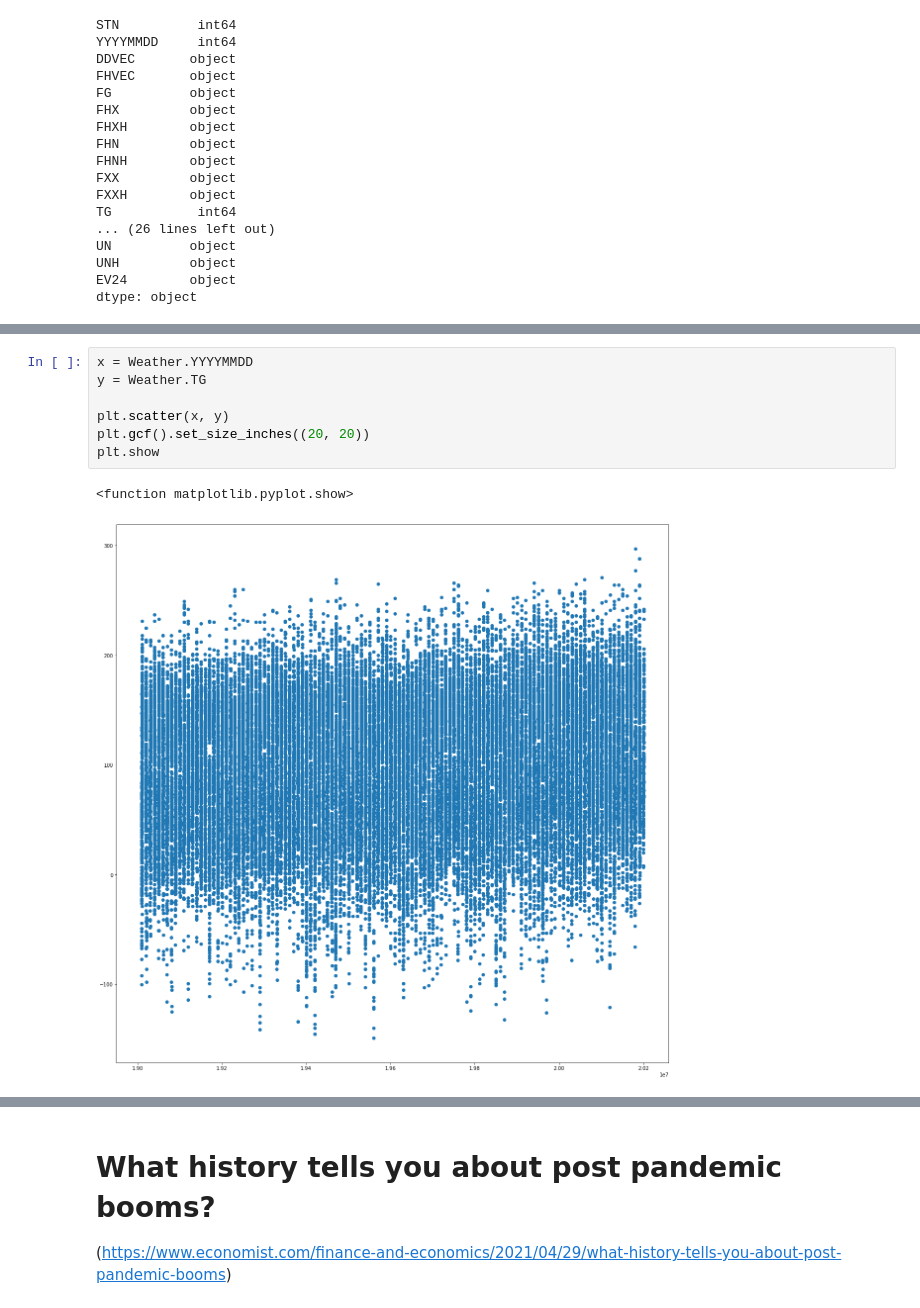
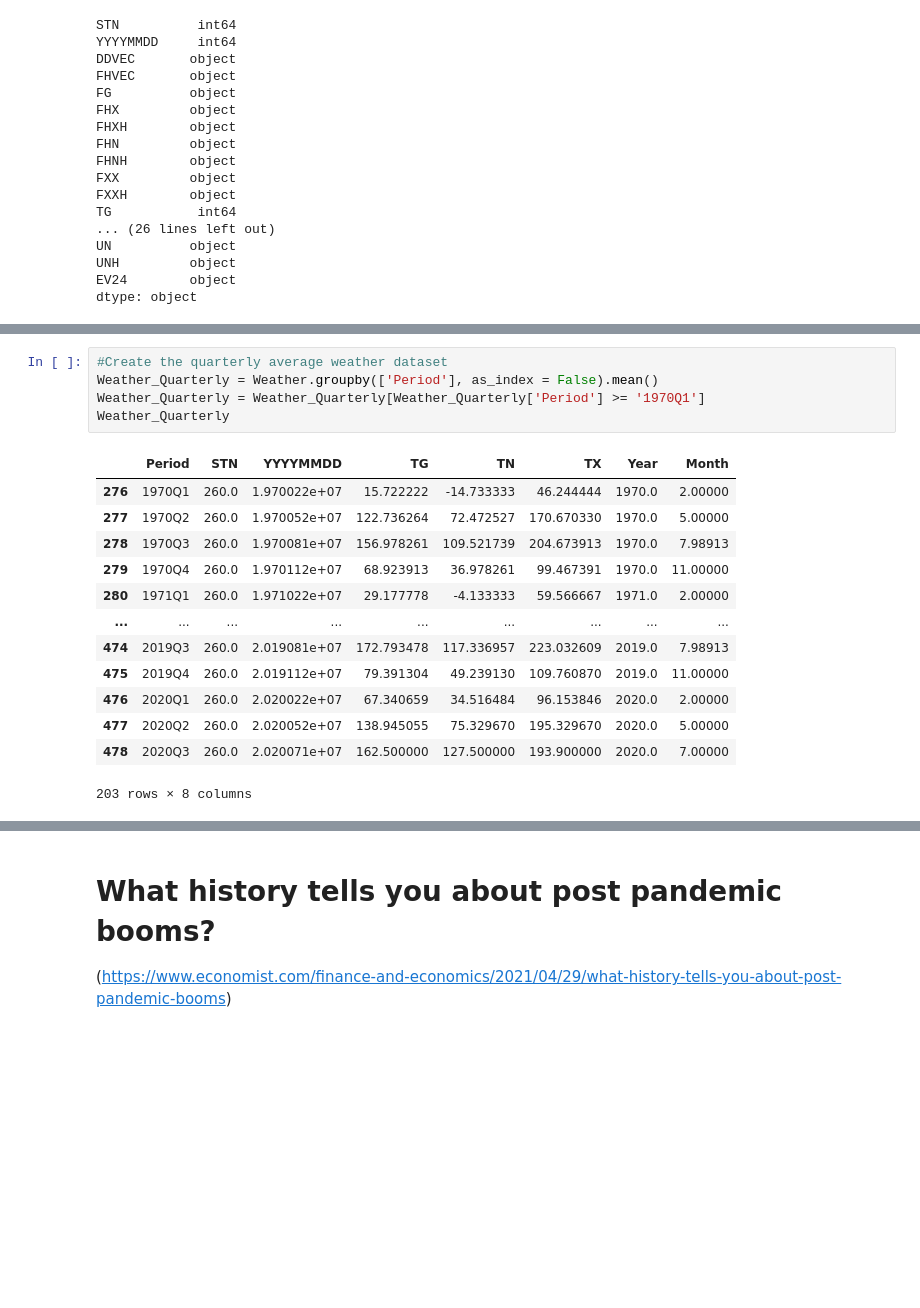
Before and after one commit to dsirtioglu/python, a Jupyter notebook: RR_NL_Energy_Prediction.ipynb, the cells around one changed output, grey strips where cells are left out. Saved outputs shown, nothing was run; the diff lists cells and outputs as text; blank space fills up the shorter version.

```diff
--- a/RR_NL_Energy_Prediction.ipynb
+++ b/RR_NL_Energy_Prediction.ipynb
@@ -314,13 +314,22 @@ Weather.head(10)
 | 7 | 260 | 19010108 |  |  |  |  |  |  |  |  |  | ... |
 | 8 | 260 | 19010109 |  |  |  |  |  |  |  |  |  | ... |
 | 9 | 260 | 19010110 |  |  |  |  |  |  |  |  |  | ... |
-# %%
-x = Weather.YYYYMMDD
-y = Weather.TG
-
-plt.scatter(x, y)
-plt.gcf().set_size_inches((20, 20))
-plt.show
-# %% [output]
-<function matplotlib.pyplot.show>
-[figure, removed]
+# %%
+#Create the quarterly average weather dataset
+Weather_Quarterly = Weather.groupby(['Period'], as_index = False).mean()
+Weather_Quarterly = Weather_Quarterly[Weather_Quarterly['Period'] >= '1970Q1']
+Weather_Quarterly
+# %% [output]
+|  | Period | STN | YYYYMMDD | TG | TN | TX | Year | Month |
+| 276 | 1970Q1 | 260.0 | 1.970022e+07 | 15.722222 | -14.733333 | 46.244444 | 1970.0 | 2.00000 |
+| 277 | 1970Q2 | 260.0 | 1.970052e+07 | 122.736264 | 72.472527 | 170.670330 | 1970.0 | 5.00000 |
+| 278 | 1970Q3 | 260.0 | 1.970081e+07 | 156.978261 | 109.521739 | 204.673913 | 1970.0 | 7.98913 |
+| 279 | 1970Q4 | 260.0 | 1.970112e+07 | 68.923913 | 36.978261 | 99.467391 | 1970.0 | 11.00000 |
+| 280 | 1971Q1 | 260.0 | 1.971022e+07 | 29.177778 | -4.133333 | 59.566667 | 1971.0 | 2.00000 |
+| ... | ... | ... | ... | ... | ... | ... | ... | ... |
+| 474 | 2019Q3 | 260.0 | 2.019081e+07 | 172.793478 | 117.336957 | 223.032609 | 2019.0 | 7.98913 |
+| 475 | 2019Q4 | 260.0 | 2.019112e+07 | 79.391304 | 49.239130 | 109.760870 | 2019.0 | 11.00000 |
+| 476 | 2020Q1 | 260.0 | 2.020022e+07 | 67.340659 | 34.516484 | 96.153846 | 2020.0 | 2.00000 |
+| 477 | 2020Q2 | 260.0 | 2.020052e+07 | 138.945055 | 75.329670 | 195.329670 | 2020.0 | 5.00000 |
+| 478 | 2020Q3 | 260.0 | 2.020071e+07 | 162.500000 | 127.500000 | 193.900000 | 2020.0 | 7.00000 |
+203 rows × 8 columns
```
Also changed, not shown: parts of 16 cells of this notebook.
